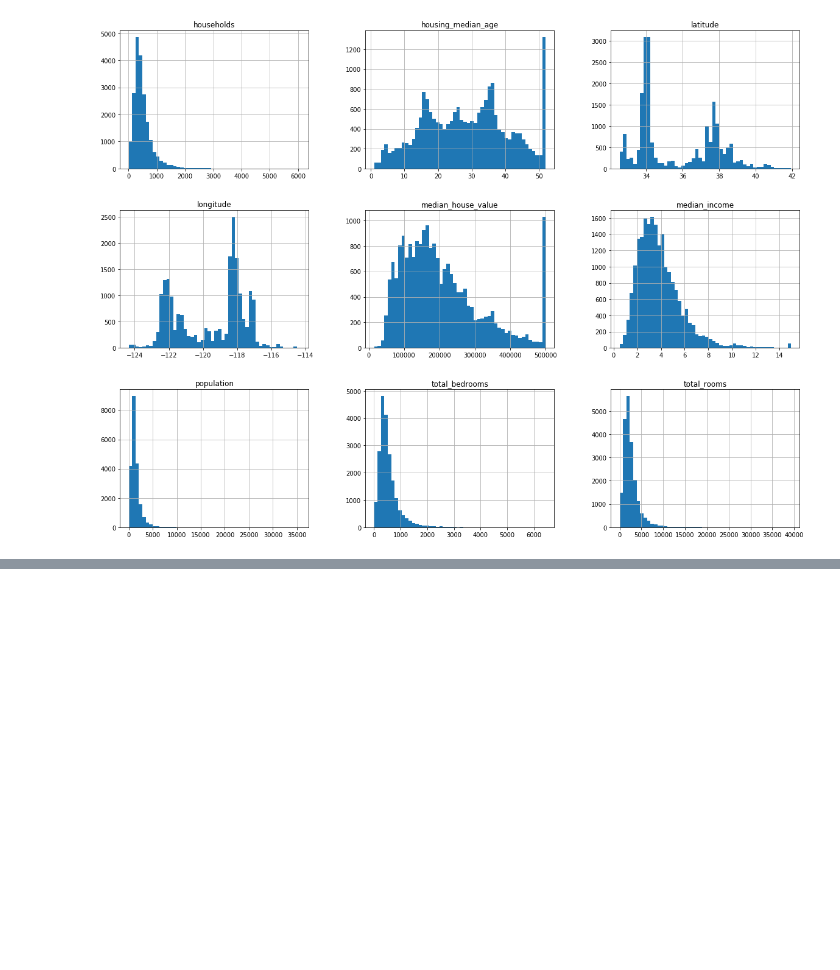
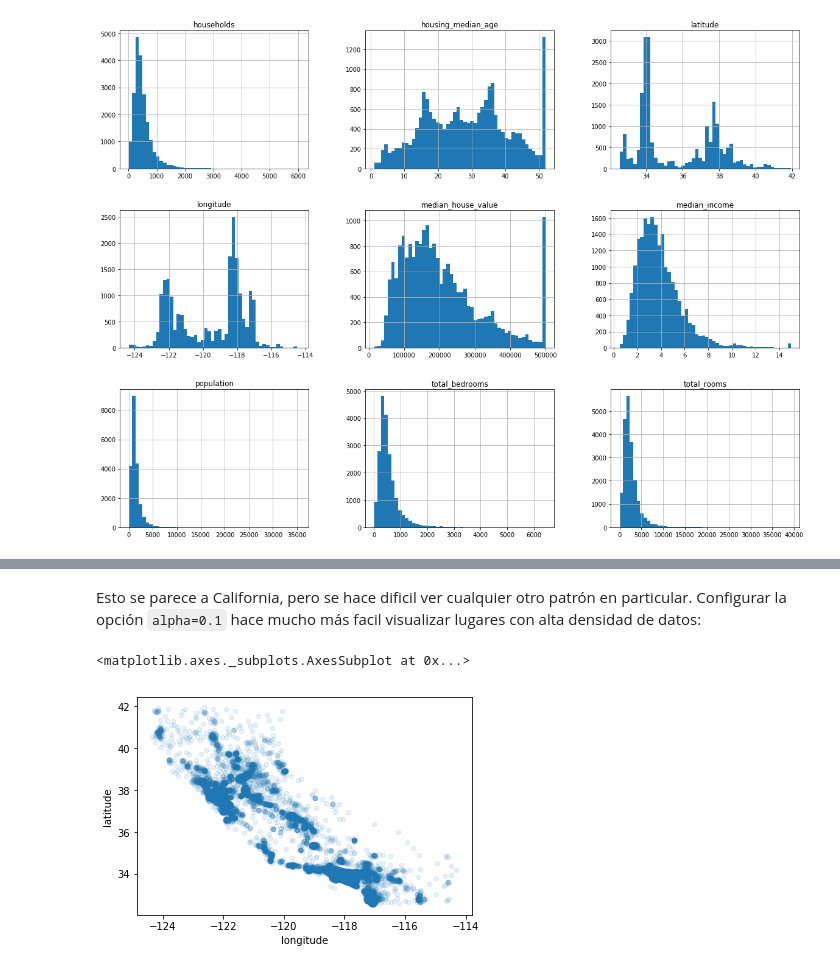
Before and after one commit to martinmuelas/handson-ml-book-exercises, a Jupyter notebook: Housing.ipynb, the cells around one changed output, grey strips where cells are left out. Saved outputs shown, nothing was run; the diff lists cells and outputs as text; code cells hidden in the pictures; blank space fills up the shorter version.

```diff
--- a/Housing.ipynb
+++ b/Housing.ipynb
@@ -108,0 +225,7 @@ plt.show()
+# %% [markdown]
+Esto se parece a California, pero se hace dificil ver cualquier otro patrón en particular. Configurar la opción `alpha=0.1` hace mucho más facil visualizar lugares con alta densidad de datos:
+# %%
+housing.plot(kind="scatter", x="longitude", y="latitude", alpha=0.1)
+# %% [output]
+<matplotlib.axes._subplots.AxesSubplot at 0x...>
+[figure, added]
```
Also changed, not shown: parts of 33 cells of this notebook.
